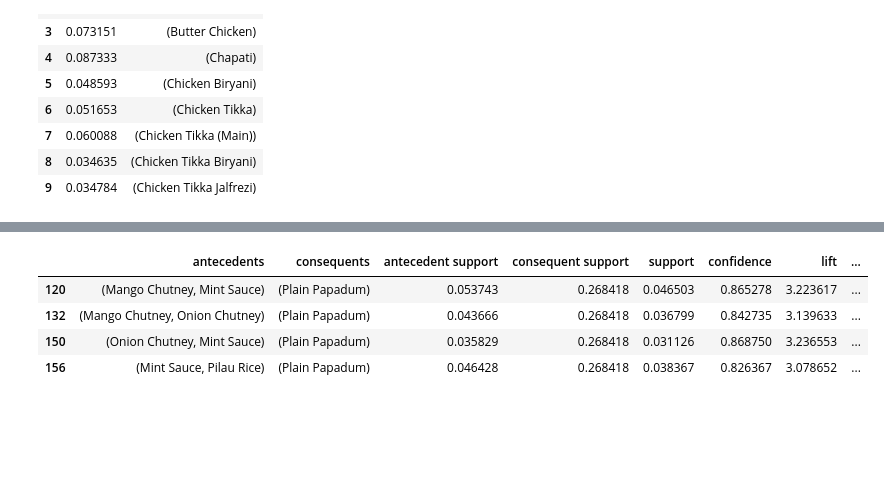
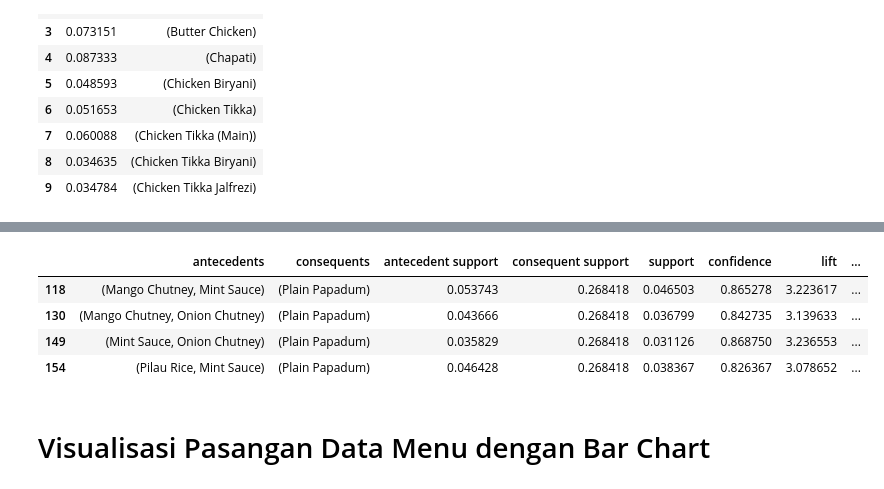
Before and after one commit to christinaclara/Association-Rule-for-Business-Strategic-and-Promo-Recommendation-in-Restaurant-ABC-13, a Jupyter notebook: Implemented Apriori.ipynb, the cells around one changed output, grey strips where cells are left out. Drawn from its saved outputs; the diff is of its cells as text; code cells hidden in the pictures; blank space fills up the shorter version.

```diff
--- a/Implemented Apriori.ipynb
+++ b/Implemented Apriori.ipynb
@@ -373,7 +414,7 @@ Frequent itemsets menggunakan apriori dan minimun support sebesar  3.00 persen
 | 8 | 0.034635 | (Chicken Tikka Biryani) |
 | 9 | 0.034784 | (Chicken Tikka Jalfrezi) |
 # %%
-aturan = association_rules(frequent_itemsets, metric="lift", min_threshold=1)
-aturan.head(100)
+keranjang = association_rules(frequent_itemsets, metric="lift", min_threshold=1)
+keranjang.head(100)
 # %% [output]
 |  | antecedents | consequents | antecedent support | consequent support | support | confidence | lift | ... |
@@ -391,12 +432,14 @@ aturan.head(100)
 100 rows × 9 columns
 # %%
 #dilakukan filter yang memiliki lift >= 3 dan confidence >= 0.8
-aturan[(aturan['lift'] >=3) &
-       (aturan['confidence'] >=0.8)]
+keranjang[(keranjang['lift'] >=3) &
+       (keranjang['confidence'] >=0.8)]
 #dilihat dari hasil rule nya ada kemungkinan kalau bombay aloo min sauce dan plain papadium akan dibeli secara bersamaan
 # %% [output]
 |  | antecedents | consequents | antecedent support | consequent support | support | confidence | lift | ... |
-| 120 | (Mango Chutney, Mint Sauce) | (Plain Papadum) | 0.053743 | 0.268418 | 0.046503 | 0.865278 | 3.223617 | ... |
-| 132 | (Mango Chutney, Onion Chutney) | (Plain Papadum) | 0.043666 | 0.268418 | 0.036799 | 0.842735 | 3.139633 | ... |
-| 150 | (Onion Chutney, Mint Sauce) | (Plain Papadum) | 0.035829 | 0.268418 | 0.031126 | 0.868750 | 3.236553 | ... |
-| 156 | (Mint Sauce, Pilau Rice) | (Plain Papadum) | 0.046428 | 0.268418 | 0.038367 | 0.826367 | 3.078652 | ... |
+| 118 | (Mango Chutney, Mint Sauce) | (Plain Papadum) | 0.053743 | 0.268418 | 0.046503 | 0.865278 | 3.223617 | ... |
+| 130 | (Mango Chutney, Onion Chutney) | (Plain Papadum) | 0.043666 | 0.268418 | 0.036799 | 0.842735 | 3.139633 | ... |
+| 149 | (Mint Sauce, Onion Chutney) | (Plain Papadum) | 0.035829 | 0.268418 | 0.031126 | 0.868750 | 3.236553 | ... |
+| 154 | (Pilau Rice, Mint Sauce) | (Plain Papadum) | 0.046428 | 0.268418 | 0.038367 | 0.826367 | 3.078652 | ... |
+# %% [markdown]
+# Visualisasi Pasangan Data Menu dengan Bar Chart
```
Also changed, not shown: parts of 18 cells of this notebook.
